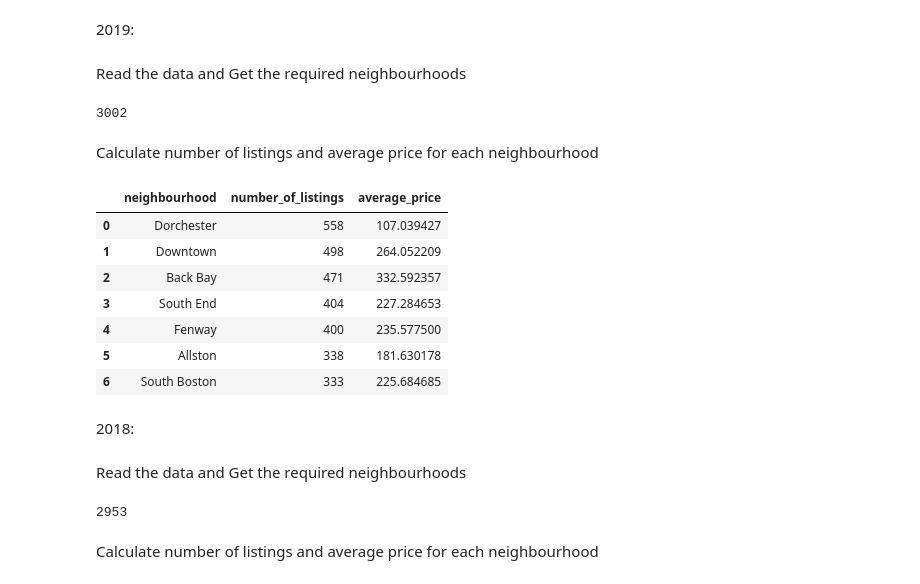
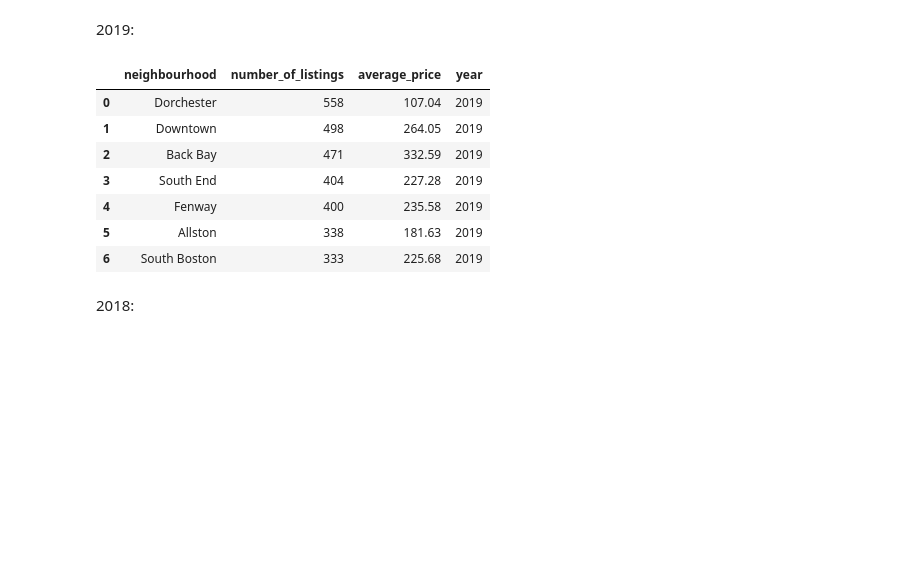
Before and after one commit to aditya-prasad-projects/Airbnb, a Jupyter notebook: Boston_Airbnb_Analysis.ipynb, the cells around one changed output. Saved outputs shown, nothing was run; the diff lists cells and outputs as text; code cells hidden in the pictures; blank space fills up the shorter version.

```diff
--- a/Boston_Airbnb_Analysis.ipynb
+++ b/Boston_Airbnb_Analysis.ipynb
@@ -186,4 +107,2 @@ Let's perform similar analysis and get neighbourhood to number_of_listings ratio
 # %% [markdown]
 2019:
-# %% [markdown]
-Read the data and Get the required neighbourhoods
@@ -198,27 +109,14 @@ boston_listings_df_2019 = spark.sql("""
-# %%
-boston_listings_df_2019.count()
-# %% [output]
-3002
-# %% [markdown]
-Calculate number of listings and average price for each neighbourhood
-# %%
-boston_listings_df_2019.createOrReplaceTempView('boston_listings_2019')
-spark.sql("""
-    SELECT neighbourhood, count(neighbourhood) as number_of_listings, avg(price) as average_price
-    FROM boston_listings_2019
-    GROUP BY neighbourhood
-    ORDER BY number_of_listings desc
-""").toPandas()
-# %% [output]
-|  | neighbourhood | number_of_listings | average_price |
-| 0 | Dorchester | 558 | 107.039427 |
-| 1 | Downtown | 498 | 264.052209 |
-| 2 | Back Bay | 471 | 332.592357 |
-| 3 | South End | 404 | 227.284653 |
-| 4 | Fenway | 400 | 235.577500 |
-| 5 | Allston | 338 | 181.630178 |
-| 6 | South Boston | 333 | 225.684685 |
+# %%
+neighbourhood_data_2019 = neighbourhood_data_analysis("data/Boston/2019/June/listings.csv", 2019)
+neighbourhood_data_2019.toPandas()
+# %% [output]
+|  | neighbourhood | number_of_listings | average_price | year |
+| 0 | Dorchester | 558 | 107.04 | 2019 |
+| 1 | Downtown | 498 | 264.05 | 2019 |
+| 2 | Back Bay | 471 | 332.59 | 2019 |
+| 3 | South End | 404 | 227.28 | 2019 |
+| 4 | Fenway | 400 | 235.58 | 2019 |
+| 5 | Allston | 338 | 181.63 | 2019 |
+| 6 | South Boston | 333 | 225.68 | 2019 |
 # %% [markdown]
 2018:
-# %% [markdown]
-Read the data and Get the required neighbourhoods
@@ -233,6 +122,0 @@ boston_listings_df_2018 = spark.sql("""
-# %%
-boston_listings_df_2018.count()
-# %% [output]
-2953
-# %% [markdown]
-Calculate number of listings and average price for each neighbourhood
```
Also changed, not shown: parts of 53 cells of this notebook.
